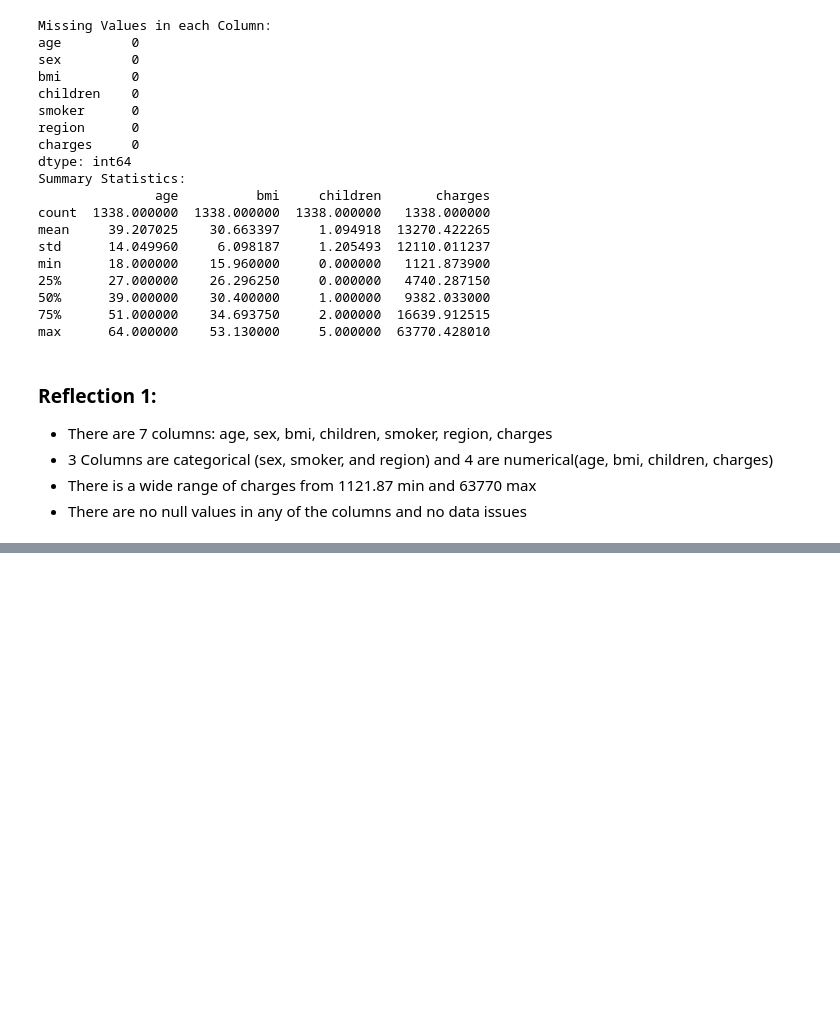
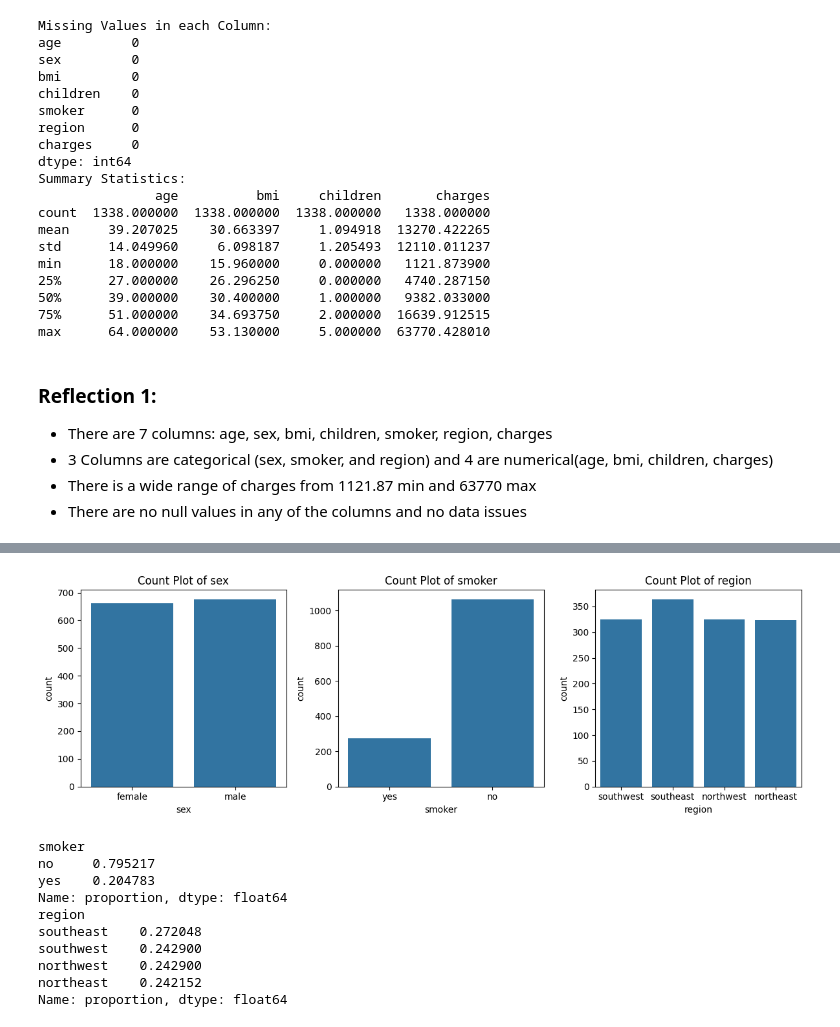
Before and after one commit to ClaytonSeabaughGH/ml_regression_seabaugh, a Jupyter notebook: ml_regression_seabaugh.ipynb, the cells around one changed output, grey strips where cells are left out. Cells and saved outputs as stored; diff of their text form; code cells hidden in the pictures; blank space fills up the shorter version.

```diff
--- a/ml_regression_seabaugh.ipynb
+++ b/ml_regression_seabaugh.ipynb
@@ -76,0 +91,26 @@ max      64.000000    53.130000     5.000000  63770.428010
+# %%
+# Categorical variables
+cat_cols = ['sex', 'smoker', 'region']
+
+plt.figure(figsize=(12,4))
+for i, col in enumerate(cat_cols, 1):
+    plt.subplot(1, 3, i)
+    sns.countplot(data=df, x=col)
+    plt.title(f'Count Plot of {col}')
+plt.tight_layout()
+plt.show()
+
+print(df['smoker'].value_counts(normalize=True))
+print(df['region'].value_counts(normalize=True))
+# %% [output]
+[figure, added]
+smoker
+no     0.795217
+yes    0.204783
+Name: proportion, dtype: float64
+region
+southeast    0.272048
+southwest    0.242900
+northwest    0.242900
+northeast    0.242152
+Name: proportion, dtype: float64
```
Also changed, not shown: parts of 3 cells of this notebook.
